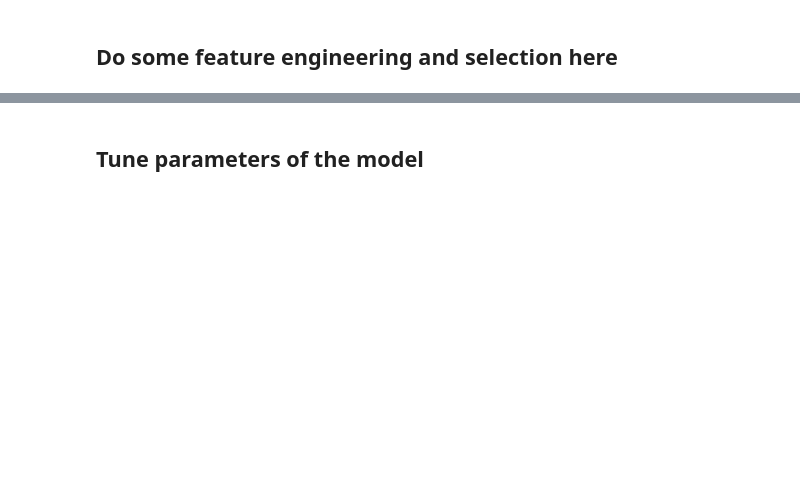
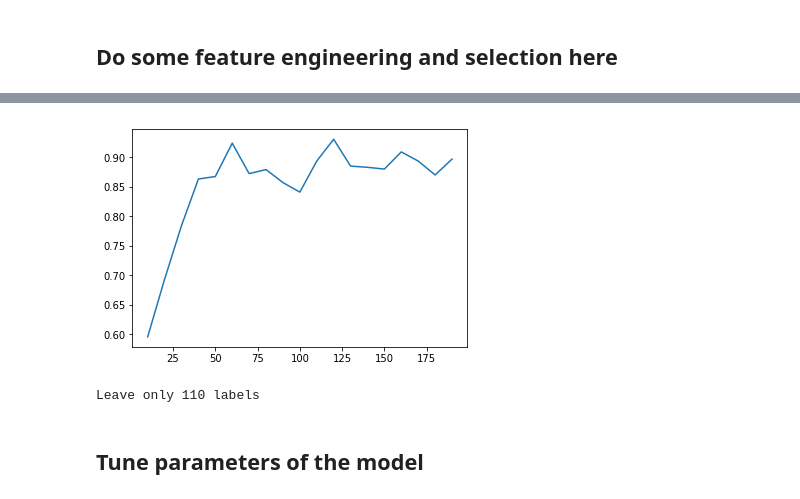
Before and after one commit to NataliaNovosad/H2OClassification, a Jupyter notebook: H2O_classifier.ipynb, the cells around one changed output, grey strips where cells are left out. Drawn from its saved outputs; the diff is of its cells as text; code cells hidden in the pictures; blank space fills up the shorter version.

Commit message:
h2o Kbest 1000dataset

```diff
--- a/H2O_classifier.ipynb
+++ b/H2O_classifier.ipynb
@@ -179,7 +189,0 @@ data = data.drop(other_features)
-# %%
-#delete atributes with zero|low importance
-
-#zero_importance = var_data.loc[var_data["relative_importance"] < 1]["variable"]
-#data = data.drop(list(zero_importance))
-
-data = data.drop(list(var_data["variable"][150:]))
@@ -201,0 +190,34 @@ data = data.drop(Kbest[120:])
+# %%
+# delete not important features with Kbest
+from sklearn.feature_selection import SelectKBest
+from sklearn.feature_selection import chi2
+
+gbm_model = H2ORandomForestEstimator(distribution="multinomial")
+
+X = data[data.col_names[:-1]].as_data_frame()
+y = data["category"].as_data_frame()
+
+acc = []
+acc_score = 0
+
+for k in range(10,200,10):
+    selection = SelectKBest(score_func=chi2, k=k)
+    new_X = selection.fit(X,y).transform(X)
+
+    new_data = h2o.H2OFrame.from_python(new_X).cbind(h2o.H2OFrame(y))
+    splits = new_data.split_frame([0.9])
+
+    Ktrain = splits[0]
+    Ktest = splits[1]
+
+    Kpredictors = new_data.col_names[:-1]
+    Kresponse = "category"
+
+    gbm_model.train(Kpredictors, Kresponse, training_frame=Ktrain)
+
+    predictions = gbm_model.predict(Ktest)["predict"][:,0].as_data_frame()
+    real = Ktest["category"][:,0].as_data_frame()
+    acc.append(accuracy_score(real, predictions))
+    if (accuracy_score(real, predictions) > acc_score):
+        new_new_data = new_data
+    print("accuracy_score: {}".format(accuracy_score(real, predictions)))
@@ -202,3 +242,14 @@ data = data.drop(Kbest[120:])
+# %%
+plt.plot(list(range(10,200,10)), acc)
+plt.show()
+# %% [output]
+[figure, added]
+# %%
+data = new_new_data
+bestK = acc.index(max(acc))*10
+print("Leave only {} labels".format(bestK))
+# %% [output]
+Leave only 110 labels
 # %% [markdown]
 ## Tune parameters of the model
 # %%
```
Also changed, not shown: parts of 28 cells of this notebook, 1 other file.
